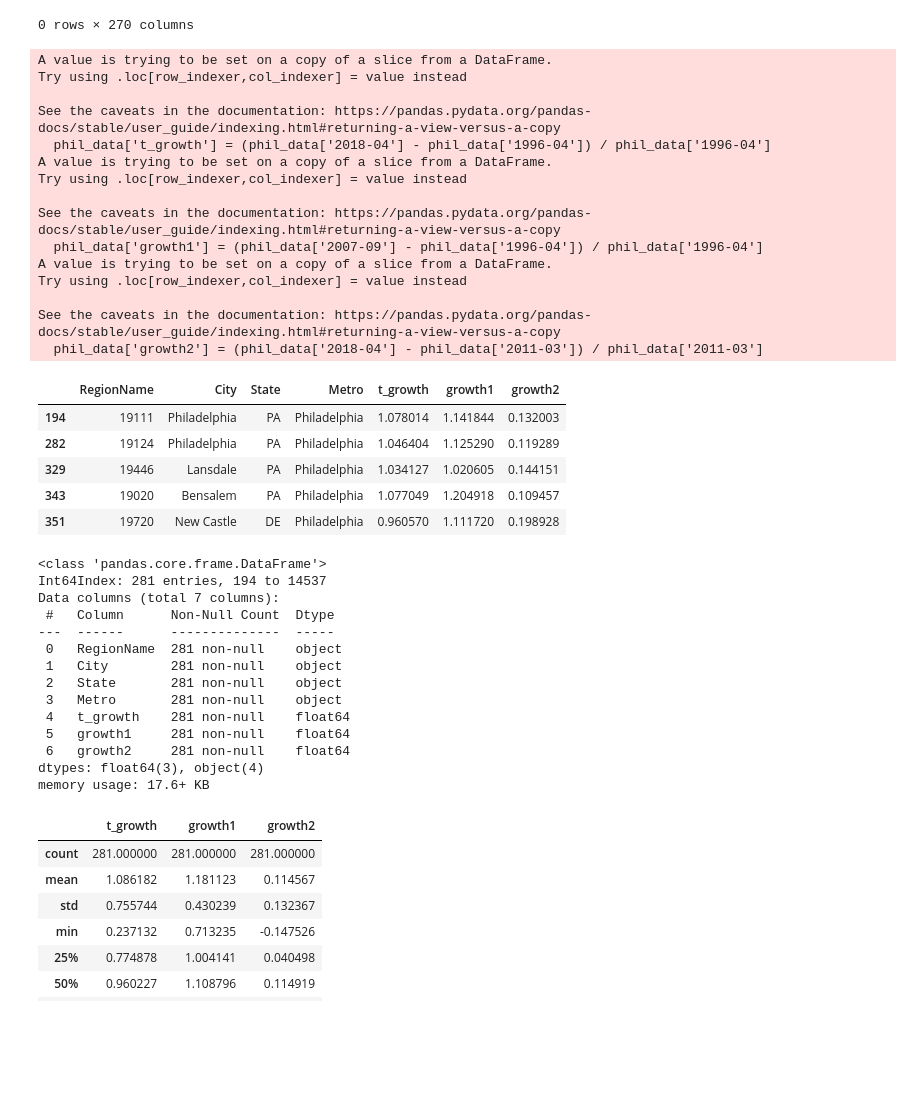
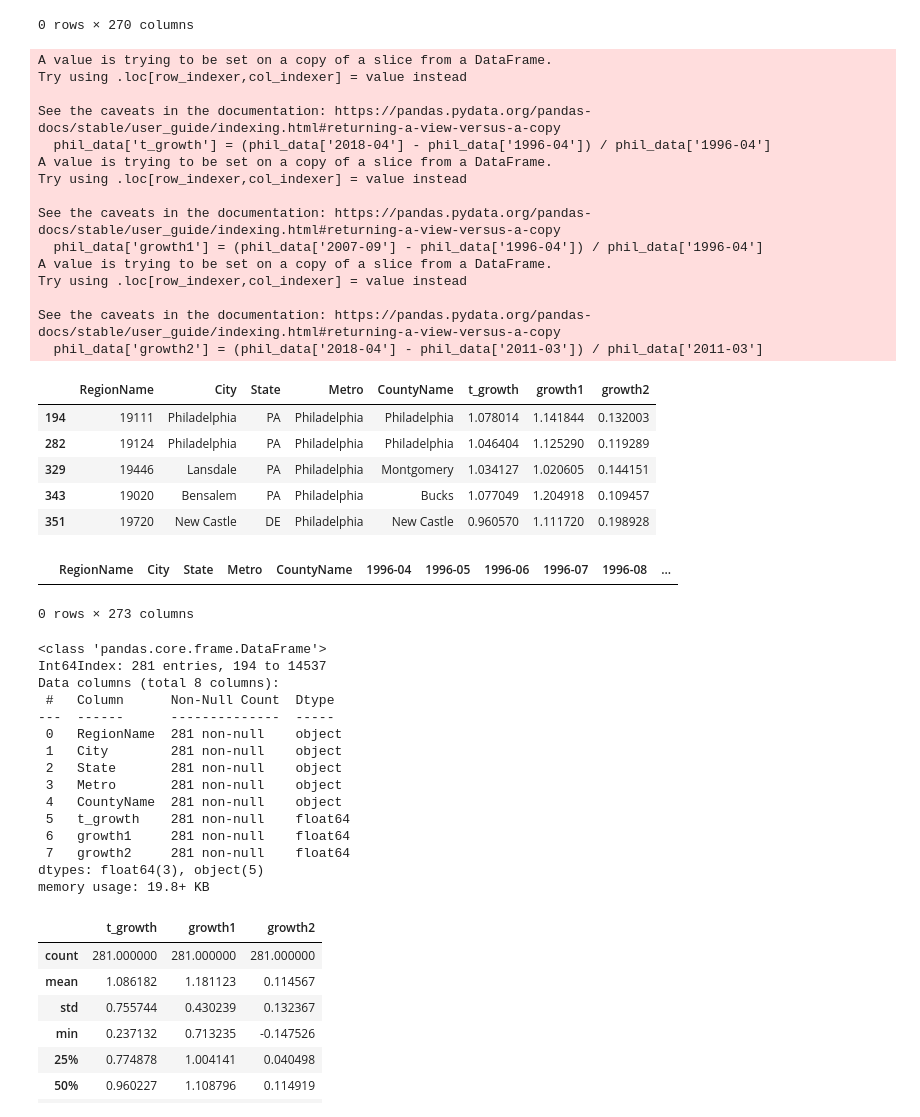
Before and after one commit to sanderlin2013/Zillow-Timeseries-Project, a Jupyter notebook: notebook.ipynb, the cells around one changed output. Saved outputs shown, nothing was run; the diff lists cells and outputs as text; code cells hidden in the pictures; blank space fills up the shorter version.

```diff
--- a/notebook.ipynb
+++ b/notebook.ipynb
@@ -87,52 +87,64 @@ phil_data[pd.isna(phil_data).any(axis=1)]
 |  | RegionName | City | State | Metro | CountyName | 1996-04 | 1996-05 | 1996-06 | 1996-07 | 1996-08 | ... |
 0 rows × 270 columns
 # %%
+# create metrics to judge return on investment (ROI)
+
+# total ROI
 phil_data['t_growth'] = (phil_data['2018-04'] - phil_data['1996-04']) / phil_data['1996-04']
+# ROI pre-2008 crash
 phil_data['growth1'] = (phil_data['2007-09'] - phil_data['1996-04']) / phil_data['1996-04']
+#ROI after 2008 crash
 phil_data['growth2'] = (phil_data['2018-04'] - phil_data['2011-03']) / phil_data['2011-03']
 # re-check the info in a bit more manageable slice
-phil_shortform = phil_data.loc[:,['RegionName','City','State','Metro','t_growth','growth1','growth2']]
+phil_shortform = phil_data.loc[:,['RegionName','City','State','Metro','CountyName','t_growth','growth1','growth2']]
 phil_shortform.head()
 # %% [output]
 A value is trying to be set on a copy of a slice from a DataFrame.
 Try using .loc[row_indexer,col_indexer] = value instead
 
 See the caveats in the documentation: https://pandas.pydata.org/pandas-docs/stable/user_guide/indexing.html#returning-a-view-versus-a-copy
   phil_data['t_growth'] = (phil_data['2018-04'] - phil_data['1996-04']) / phil_data['1996-04']
 A value is trying to be set on a copy of a slice from a DataFrame.
 Try using .loc[row_indexer,col_indexer] = value instead
 
 See the caveats in the documentation: https://pandas.pydata.org/pandas-docs/stable/user_guide/indexing.html#returning-a-view-versus-a-copy
   phil_data['growth1'] = (phil_data['2007-09'] - phil_data['1996-04']) / phil_data['1996-04']
 A value is trying to be set on a copy of a slice from a DataFrame.
 Try using .loc[row_indexer,col_indexer] = value instead
 
 See the caveats in the documentation: https://pandas.pydata.org/pandas-docs/stable/user_guide/indexing.html#returning-a-view-versus-a-copy
   phil_data['growth2'] = (phil_data['2018-04'] - phil_data['2011-03']) / phil_data['2011-03']
-|  | RegionName | City | State | Metro | t_growth | growth1 | growth2 |
-| 194 | 19111 | Philadelphia | PA | Philadelphia | 1.078014 | 1.141844 | 0.132003 |
-| 282 | 19124 | Philadelphia | PA | Philadelphia | 1.046404 | 1.125290 | 0.119289 |
-| 329 | 19446 | Lansdale | PA | Philadelphia | 1.034127 | 1.020605 | 0.144151 |
-| 343 | 19020 | Bensalem | PA | Philadelphia | 1.077049 | 1.204918 | 0.109457 |
-| 351 | 19720 | New Castle | DE | Philadelphia | 0.960570 | 1.111720 | 0.198928 |
+|  | RegionName | City | State | Metro | CountyName | t_growth | growth1 | growth2 |
+| 194 | 19111 | Philadelphia | PA | Philadelphia | Philadelphia | 1.078014 | 1.141844 | 0.132003 |
+| 282 | 19124 | Philadelphia | PA | Philadelphia | Philadelphia | 1.046404 | 1.125290 | 0.119289 |
+| 329 | 19446 | Lansdale | PA | Philadelphia | Montgomery | 1.034127 | 1.020605 | 0.144151 |
+| 343 | 19020 | Bensalem | PA | Philadelphia | Bucks | 1.077049 | 1.204918 | 0.109457 |
+| 351 | 19720 | New Castle | DE | Philadelphia | New Castle | 0.960570 | 1.111720 | 0.198928 |
+# %%
+# checking for null values
+phil_data[pd.isna(phil_data).any(axis=1)]
+# %% [output]
+|  | RegionName | City | State | Metro | CountyName | 1996-04 | 1996-05 | 1996-06 | 1996-07 | 1996-08 | ... |
+0 rows × 273 columns
 # %%
 # re-check the info in a bit more manageable slice
 phil_shortform.info()
 # %% [output]
 <class 'pandas.core.frame.DataFrame'>
 Int64Index: 281 entries, 194 to 14537
-Data columns (total 7 columns):
+Data columns (total 8 columns):
  #   Column      Non-Null Count  Dtype
 ---  ------      --------------  -----
  0   RegionName  281 non-null    object
  1   City        281 non-null    object
  2   State       281 non-null    object
  3   Metro       281 non-null    object
- 4   t_growth    281 non-null    float64
- 5   growth1     281 non-null    float64
- 6   growth2     281 non-null    float64
-dtypes: float64(3), object(4)
-memory usage: 17.6+ KB
+ 4   CountyName  281 non-null    object
+ 5   t_growth    281 non-null    float64
+ 6   growth1     281 non-null    float64
+ 7   growth2     281 non-null    float64
+dtypes: float64(3), object(5)
+memory usage: 19.8+ KB
 # %%
 phil_shortform.describe()
 # %% [output]
```
Also changed, not shown: parts of 42 cells of this notebook.
